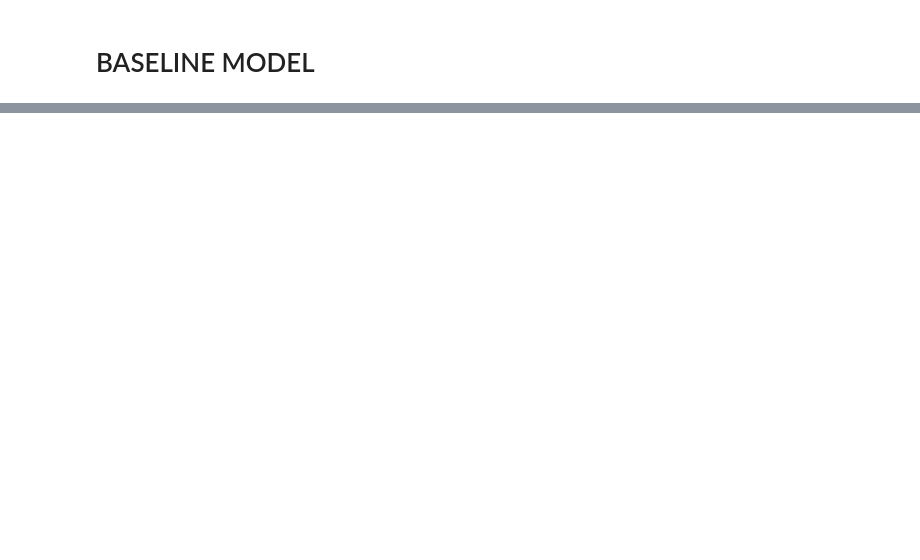
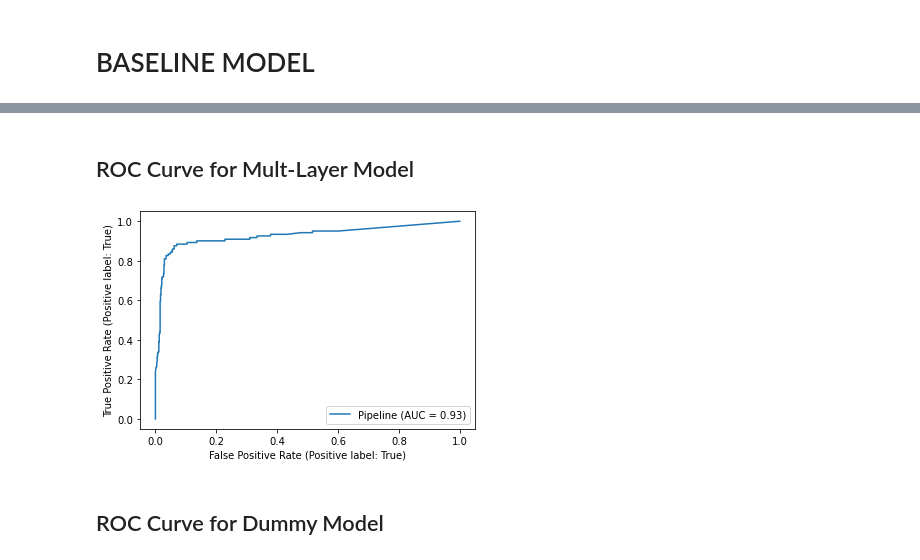
Before and after one commit to pleasecallmejax/Churn-Telecom-Modeling-Projects, a Jupyter notebook: Syriatel_notebook.ipynb, the cells around one changed output, grey strips where cells are left out. Drawn from its saved outputs; the diff is of its cells as text; code cells hidden in the pictures; blank space fills up the shorter version.

```diff
--- a/Syriatel_notebook.ipynb
+++ b/Syriatel_notebook.ipynb
@@ -299,6 +223,0 @@ print(df_o.shape)
-# %%
-y = df_o['churn']
-X = df_o.drop(columns='churn', axis=1)
-
-
-X_train, X_test, y_train, y_test = train_test_split(X, y, random_state=30, stratify=y)
@@ -375,6 +223,0 @@ df_calls = df[['area_code','account_length','international_plan', 'voice_mail_pl
-# %%
-y = df_minutes['churn']
-X = df_minutes.drop(columns='churn', axis=1)
-
-
-X_train, X_test, y_train, y_test = train_test_split(X, y, random_state=30, stratify=y)
@@ -380,0 +624,8 @@ X_train, X_test, y_train, y_test = train_test_split(X, y, random_state=30, strat
+# %% [markdown]
+## ROC Curve for Mult-Layer Model
+# %%
+plot_roc_curve(our_layers_pipe, X_test, y_test);
+# %% [output]
+[figure, added]
+# %% [markdown]
+## ROC Curve for Dummy Model
```
Also changed, not shown: parts of 91 cells of this notebook.
